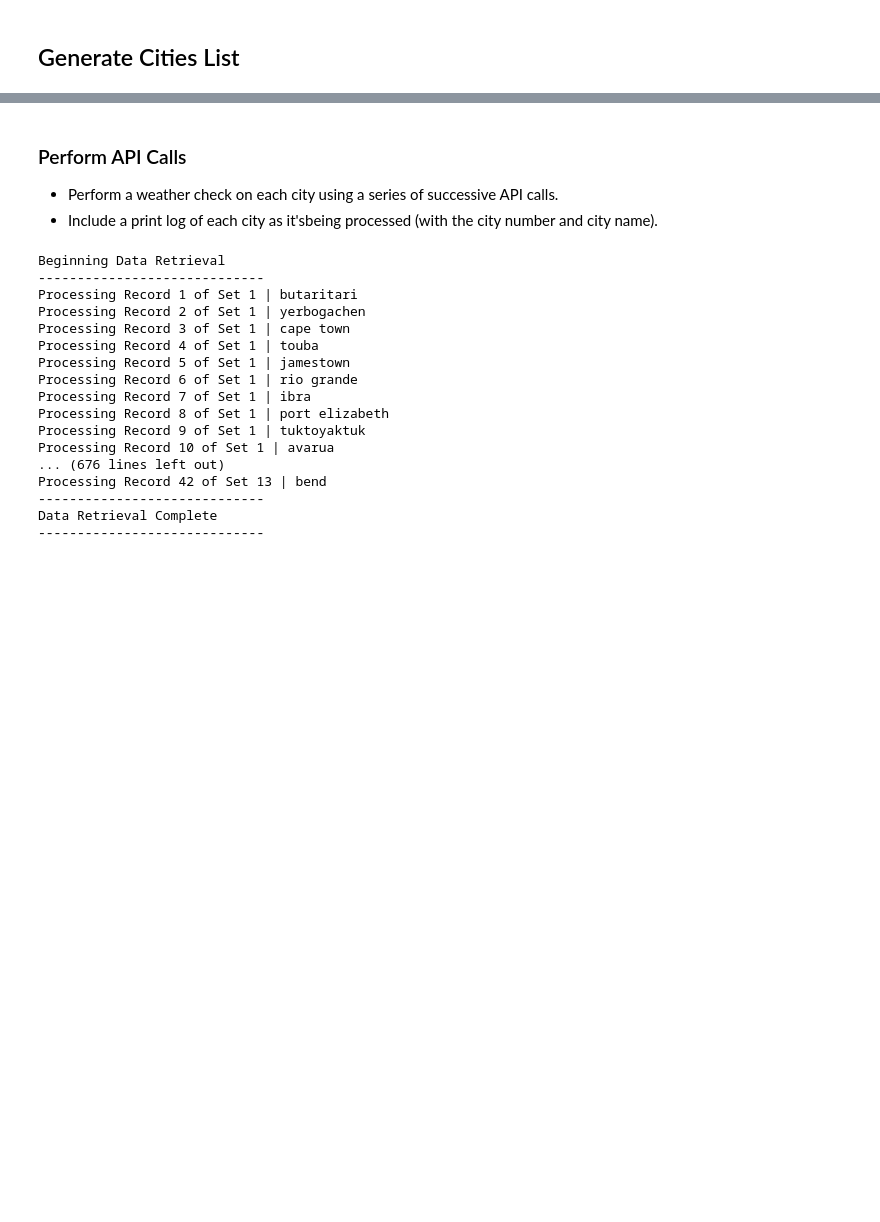
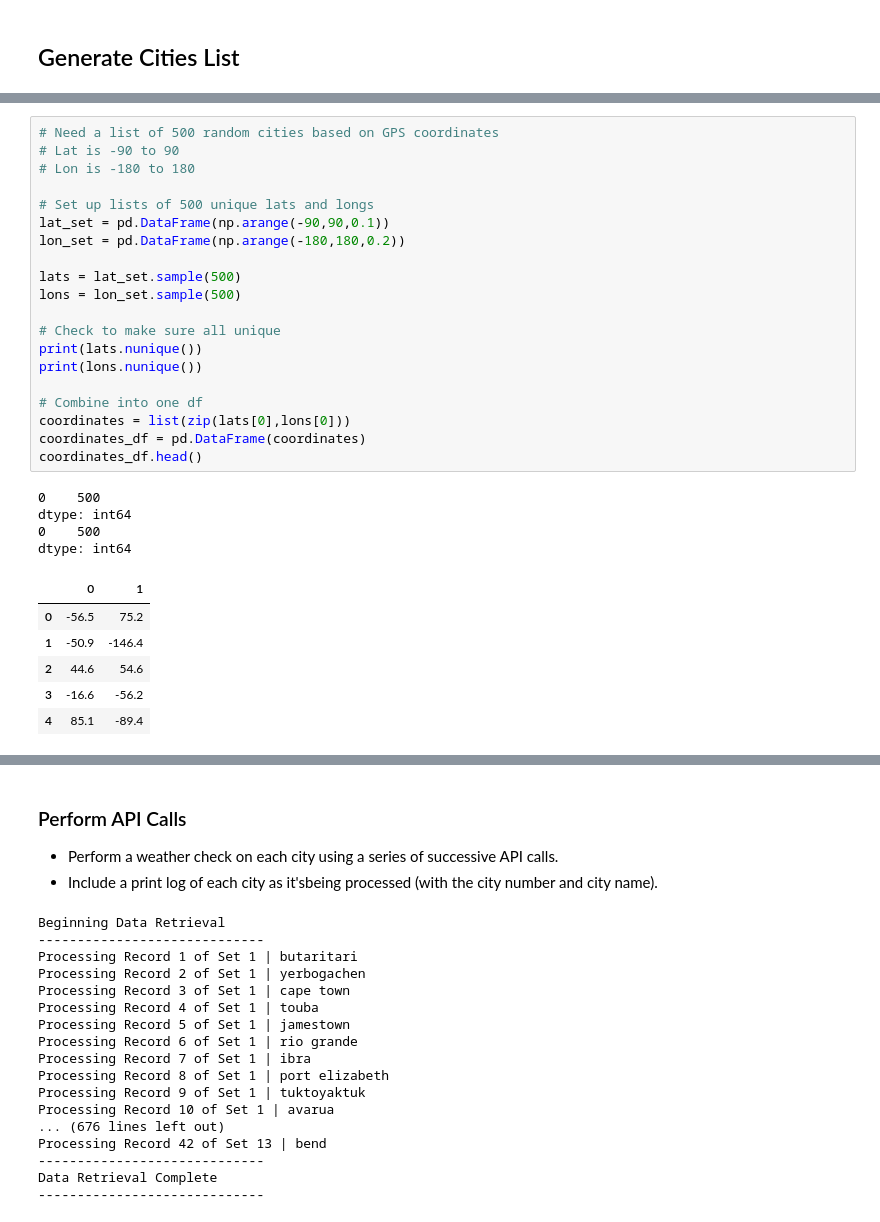
Before and after one commit to adamholcomb/python-api-challenge, a Jupyter notebook: WeatherPy/WeatherPy.ipynb, the cells around one changed output, grey strips where cells are left out. Drawn from its saved outputs; the diff is of its cells as text; blank space fills up the shorter version.

Commit message:
Generated list of random cities

```diff
--- a/WeatherPy/WeatherPy.ipynb
+++ b/WeatherPy/WeatherPy.ipynb
@@ -25,3 +26,34 @@ print(city.country_code)
 # %% [output]
 yazoo city
 us
+# %%
+# Need a list of 500 random cities based on GPS coordinates
+# Lat is -90 to 90
+# Lon is -180 to 180
+
+# Set up lists of 500 unique lats and longs
+lat_set = pd.DataFrame(np.arange(-90,90,0.1))
+lon_set = pd.DataFrame(np.arange(-180,180,0.2))
+
+lats = lat_set.sample(500)
+lons = lon_set.sample(500)
+
+# Check to make sure all unique
+print(lats.nunique())
+print(lons.nunique())
+
+# Combine into one df
+coordinates = list(zip(lats[0],lons[0]))
+coordinates_df = pd.DataFrame(coordinates)
+coordinates_df.head()
+# %% [output]
+0    500
+dtype: int64
+0    500
+dtype: int64
+|  | 0 | 1 |
+| 0 | -56.5 | 75.2 |
+| 1 | -50.9 | -146.4 |
+| 2 | 44.6 | 54.6 |
+| 3 | -16.6 | -56.2 |
+| 4 | 85.1 | -89.4 |
```
Also changed, not shown: parts of 3 cells of this notebook.
